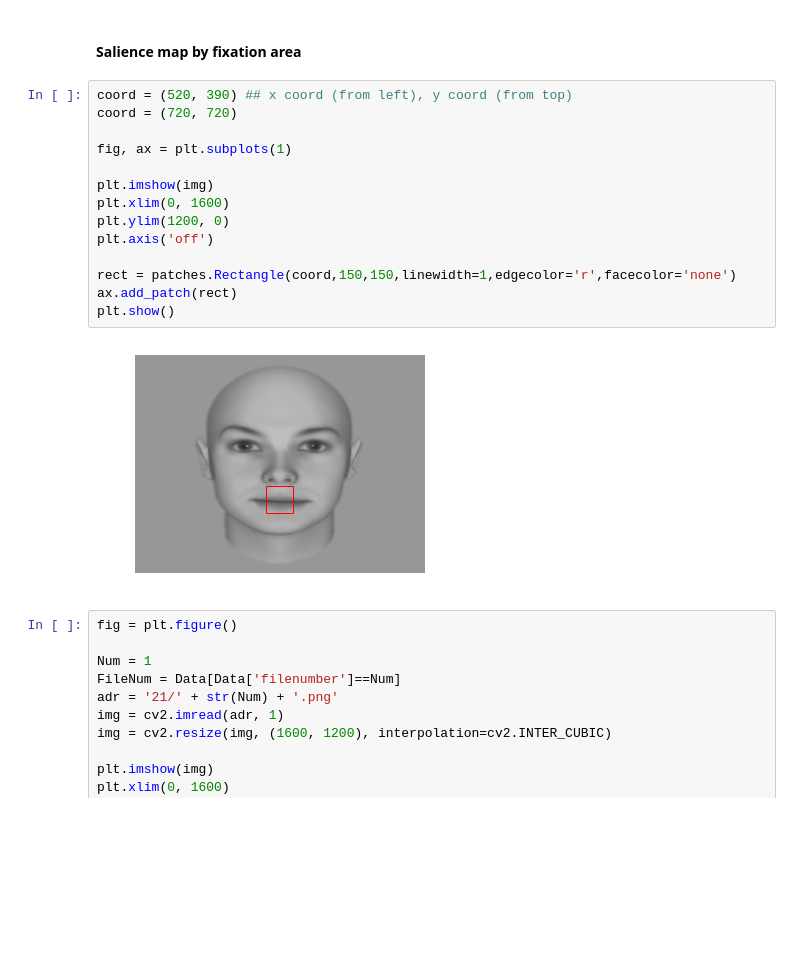
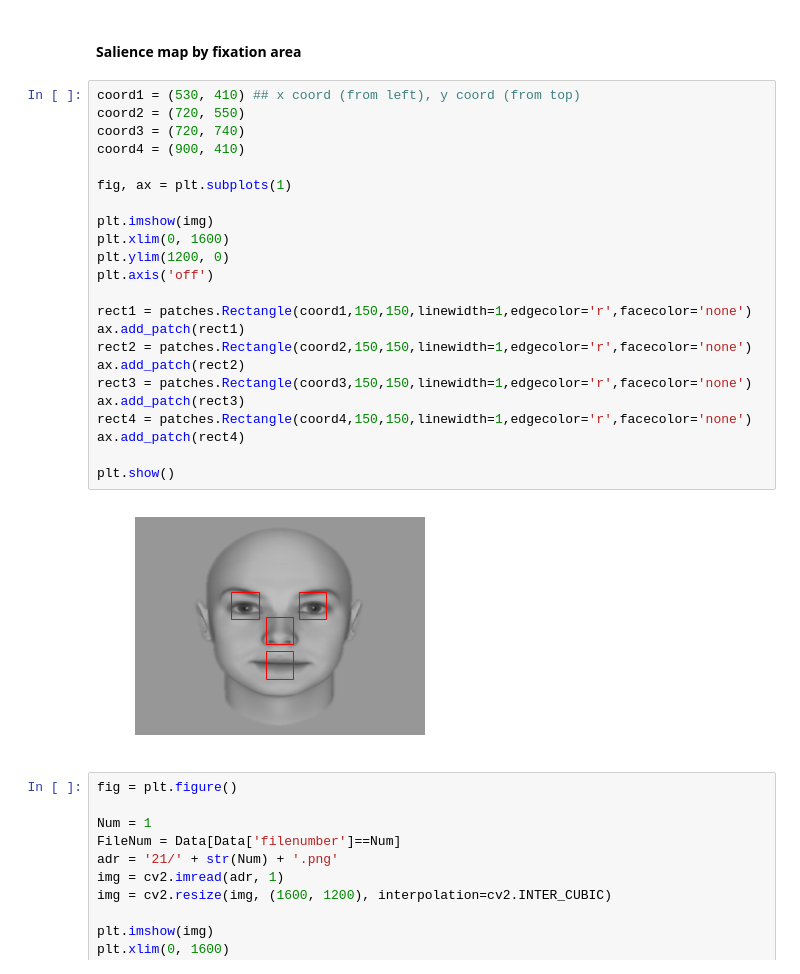
Before and after one commit to hyunwoogu/EyeStrategy, a Jupyter notebook: EyeTrack.ipynb, the cells around one changed output. Saved outputs shown, nothing was run; the diff lists cells and outputs as text; blank space fills up the shorter version.

```diff
--- a/EyeTrack.ipynb
+++ b/EyeTrack.ipynb
@@ -197,21 +197,30 @@ KeyboardInterrupt:
 # %% [markdown]
 #### Salience map by fixation area
 # %%
-coord = (520, 390) ## x coord (from left), y coord (from top)
-coord = (720, 720)
+coord1 = (530, 410) ## x coord (from left), y coord (from top)
+coord2 = (720, 550)
+coord3 = (720, 740)
+coord4 = (900, 410)
 
 fig, ax = plt.subplots(1)
 
 plt.imshow(img)
 plt.xlim(0, 1600)
 plt.ylim(1200, 0)
 plt.axis('off')
 
-rect = patches.Rectangle(coord,150,150,linewidth=1,edgecolor='r',facecolor='none')
-ax.add_patch(rect)
+rect1 = patches.Rectangle(coord1,150,150,linewidth=1,edgecolor='r',facecolor='none')
+ax.add_patch(rect1)
+rect2 = patches.Rectangle(coord2,150,150,linewidth=1,edgecolor='r',facecolor='none')
+ax.add_patch(rect2)
+rect3 = patches.Rectangle(coord3,150,150,linewidth=1,edgecolor='r',facecolor='none')
+ax.add_patch(rect3)
+rect4 = patches.Rectangle(coord4,150,150,linewidth=1,edgecolor='r',facecolor='none')
+ax.add_patch(rect4)
+
 plt.show()
 # %% [output]
-[figure, old version]
+[figure, new version]
 # %%
 fig = plt.figure()
 
```
